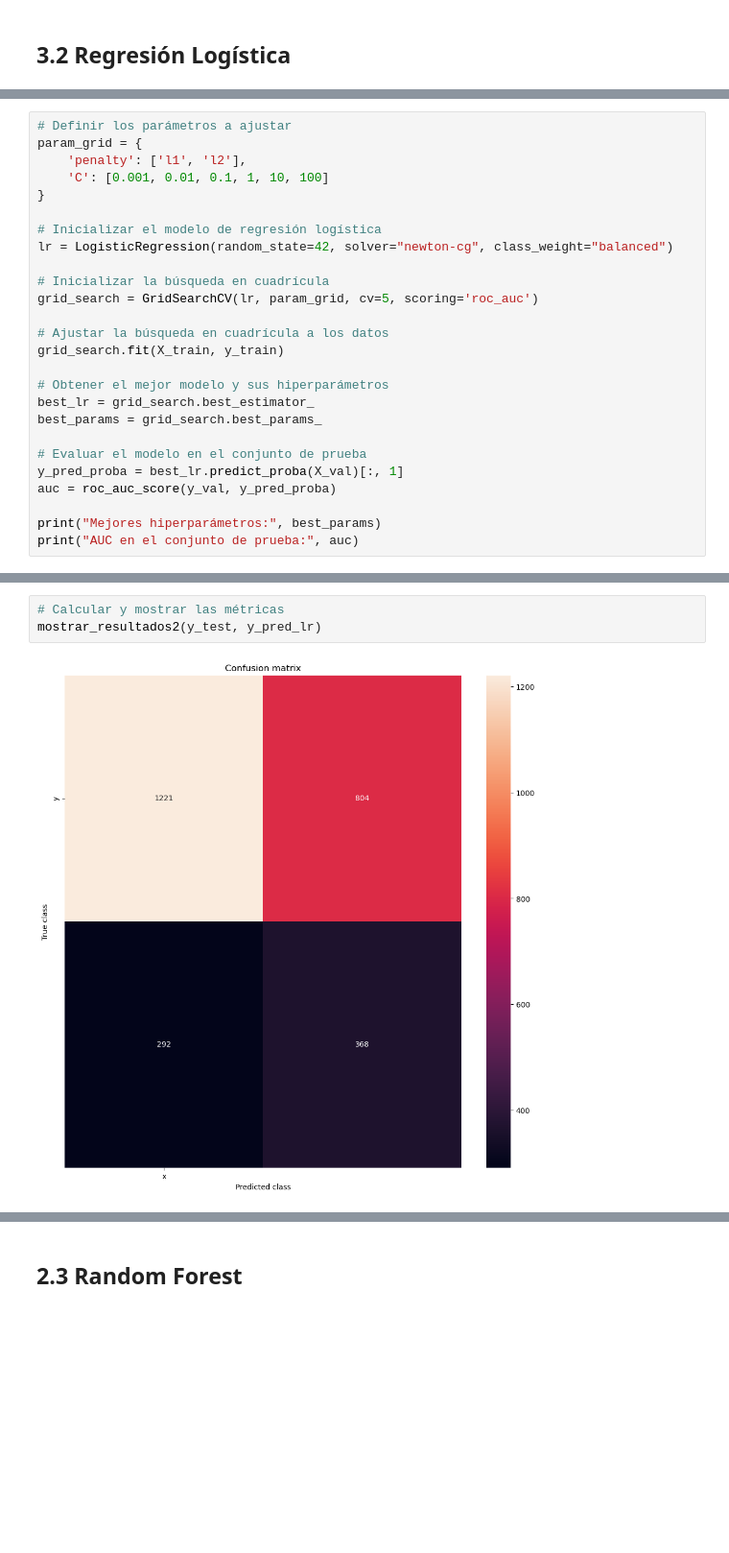
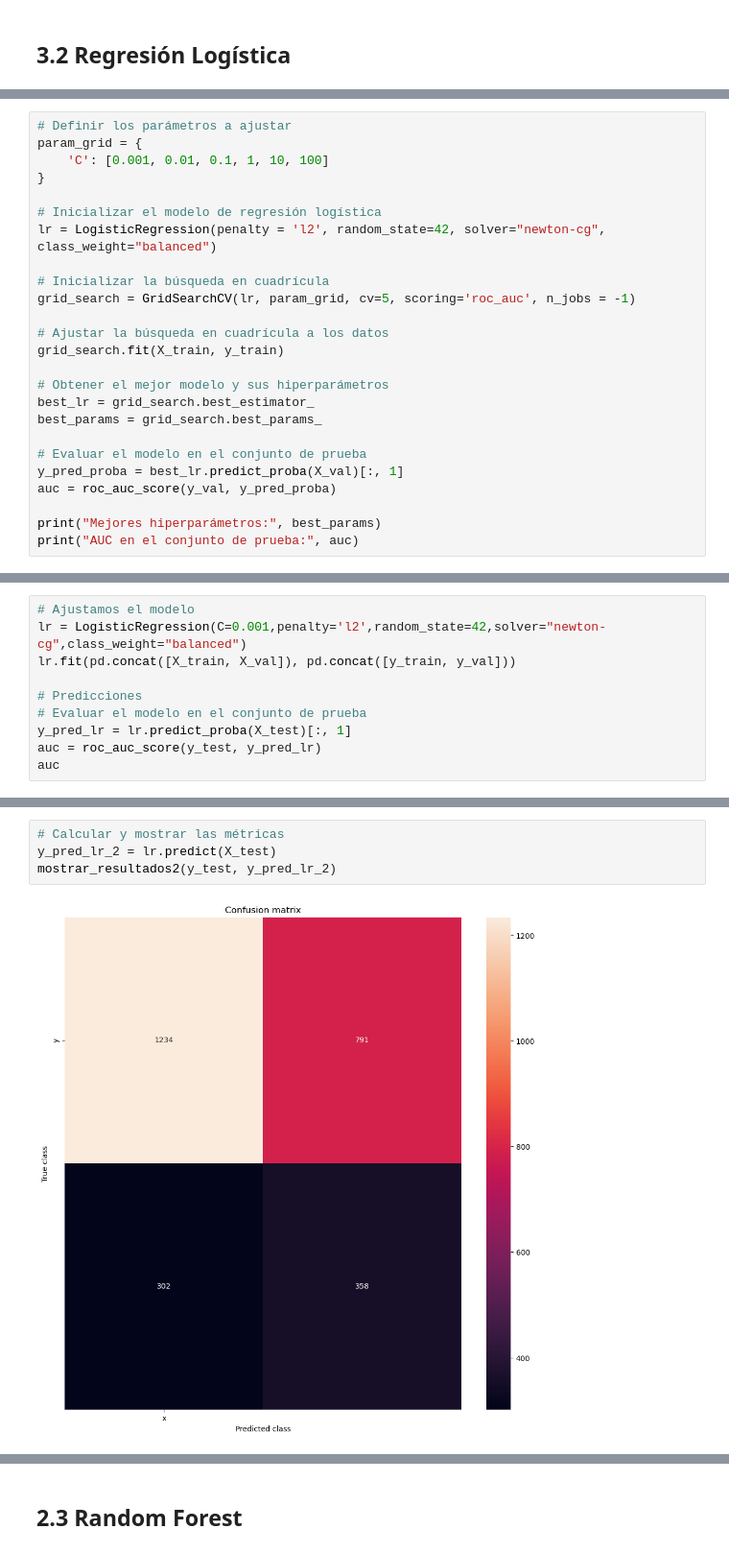
Before and after one commit to sofiamacein/MDAT, a Jupyter notebook: Donativos_Models.ipynb, the cells around one changed output, grey strips where cells are left out. Shown at 96% size. Saved outputs shown, nothing was run; the diff lists cells and outputs as text; blank space fills up the shorter version.

```diff
--- a/Donativos_Models.ipynb
+++ b/Donativos_Models.ipynb
@@ -187,15 +199,14 @@ from sklearn.model_selection import train_test_split
 # %%
 # Definir los parámetros a ajustar
 param_grid = {
-    'penalty': ['l1', 'l2'],
     'C': [0.001, 0.01, 0.1, 1, 10, 100]
 }
 
 # Inicializar el modelo de regresión logística
-lr = LogisticRegression(random_state=42, solver="newton-cg", class_weight="balanced")
+lr = LogisticRegression(penalty = 'l2', random_state=42, solver="newton-cg", class_weight="balanced")
 
 # Inicializar la búsqueda en cuadrícula
-grid_search = GridSearchCV(lr, param_grid, cv=5, scoring='roc_auc')
+grid_search = GridSearchCV(lr, param_grid, cv=5, scoring='roc_auc', n_jobs = -1)
 
 # Ajustar la búsqueda en cuadrícula a los datos
 grid_search.fit(X_train, y_train)
@@ -222,0 +227,10 @@ y_pred_lr = best_lr.predict(X_test)
+# %%
+# Ajustamos el modelo
+lr = LogisticRegression(C=0.001,penalty='l2',random_state=42,solver="newton-cg",class_weight="balanced")
+lr.fit(pd.concat([X_train, X_val]), pd.concat([y_train, y_val]))
+
+# Predicciones
+# Evaluar el modelo en el conjunto de prueba
+y_pred_lr = lr.predict_proba(X_test)[:, 1]
+auc = roc_auc_score(y_test, y_pred_lr)
+auc
@@ -223,7 +239,8 @@ y_pred_lr = best_lr.predict(X_test)
 # %%
 # Calcular y mostrar las métricas
-mostrar_resultados2(y_test, y_pred_lr)
+y_pred_lr_2 = lr.predict(X_test)
+mostrar_resultados2(y_test, y_pred_lr_2)
 # %% [output]
-[figure, old version]
+[figure, new version]
               precision    recall  f1-score   support
 
```
Also changed, not shown: parts of 31 cells of this notebook.
